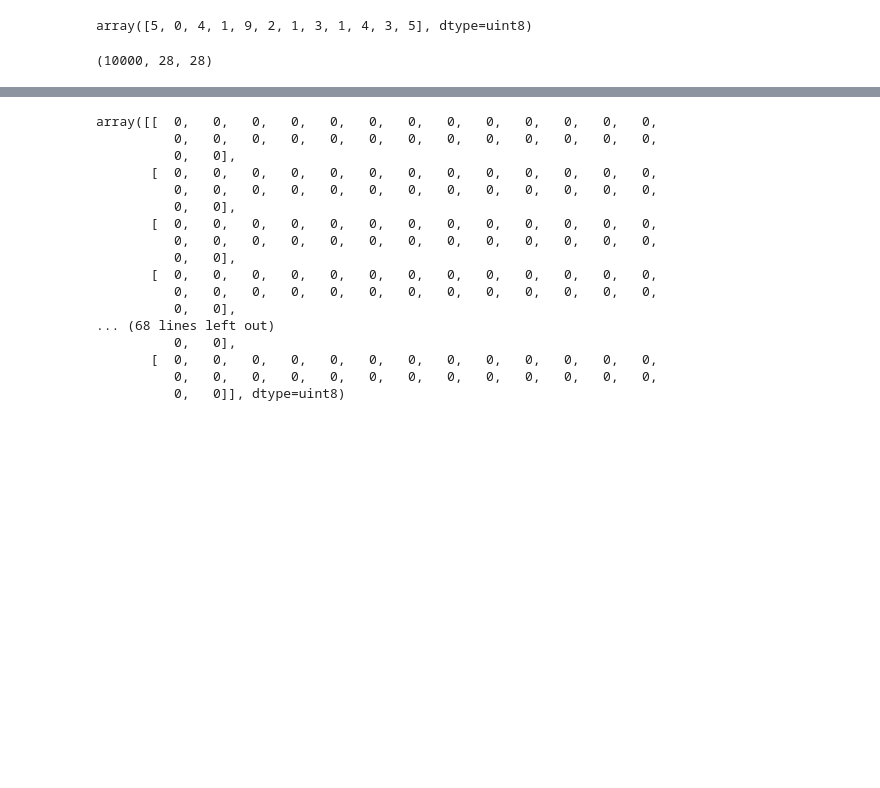
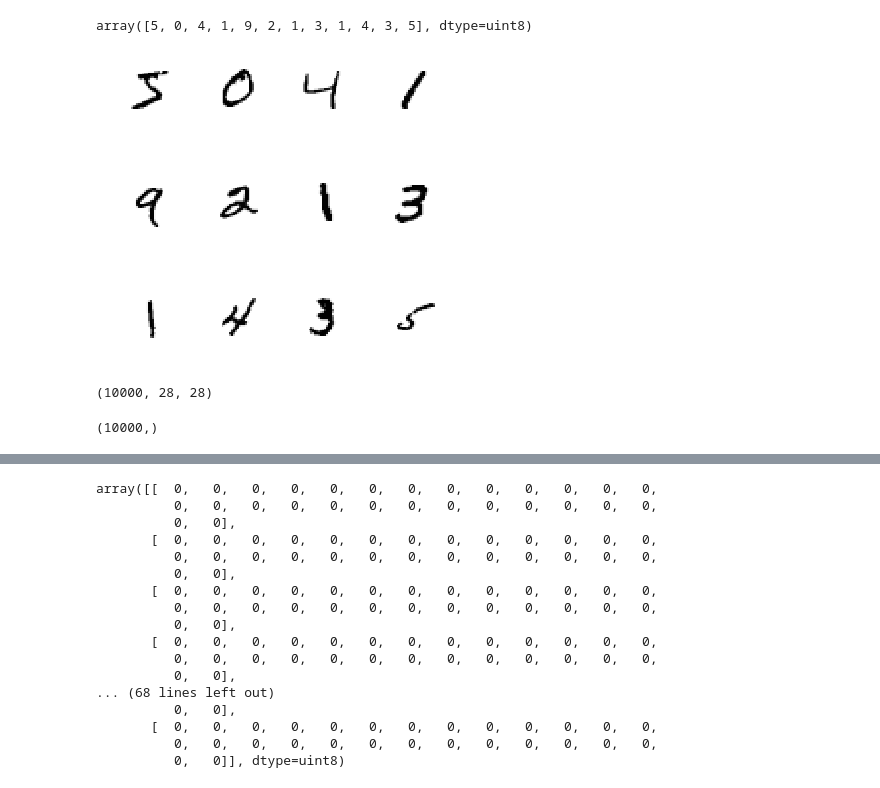
Before and after one commit to the-deep-learners/deep-learning-illustrated, a Jupyter notebook: notebooks/shallow_net_in_keras.ipynb, the cells around one changed output, grey strips where cells are left out. Saved outputs shown, nothing was run; the diff lists cells and outputs as text; code cells hidden in the pictures; blank space fills up the shorter version.

Commit message:
'test' to 'valid'; output sample MNIST digits

```diff
--- a/notebooks/shallow_net_in_keras.ipynb
+++ b/notebooks/shallow_net_in_keras.ipynb
@@ -15,7 +17,7 @@ Using TensorFlow backend.
 # %% [markdown]
 #### Load data
 # %%
-(X_train, y_train), (X_test, y_test) = mnist.load_data()
+(X_train, y_train), (X_valid, y_valid) = mnist.load_data()
 # %%
 X_train.shape
 # %% [output]
@@ -28,4 +30,14 @@ y_train.shape
 y_train[0:12]
 # %% [output]
 array([5, 0, 4, 1, 9, 2, 1, 3, 1, 4, 3, 5], dtype=uint8)
+# %%
+plt.figure(figsize=(5,5))
+for k in range(12):
+    plt.subplot(3, 4, k+1)
+    plt.imshow(X_train[k], cmap='Greys')
+    plt.axis('off')
+plt.tight_layout()
+plt.show()
+# %% [output]
+[figure, added]
 # %%
@@ -33,2 +45,6 @@ X_test.shape
 # %% [output]
 (10000, 28, 28)
+# %%
+y_valid.shape
+# %% [output]
+(10000,)
```
Also changed, not shown: parts of 13 cells of this notebook.
